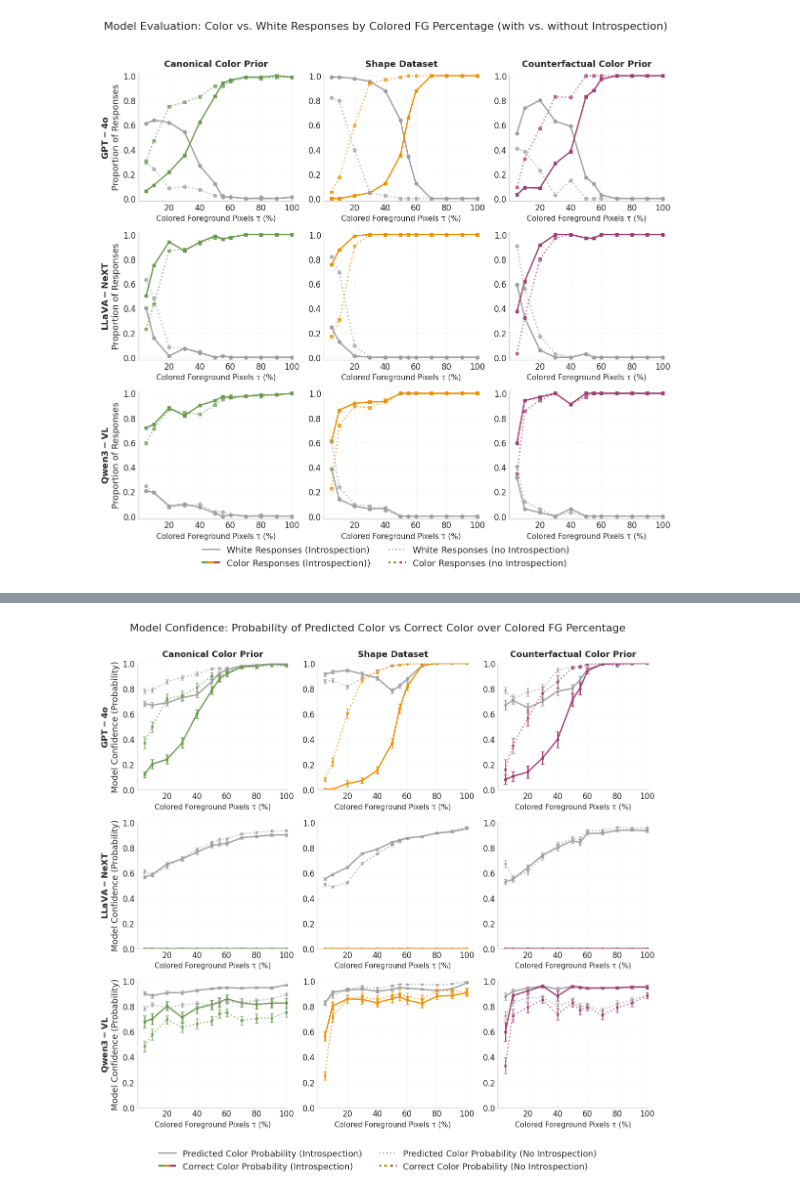
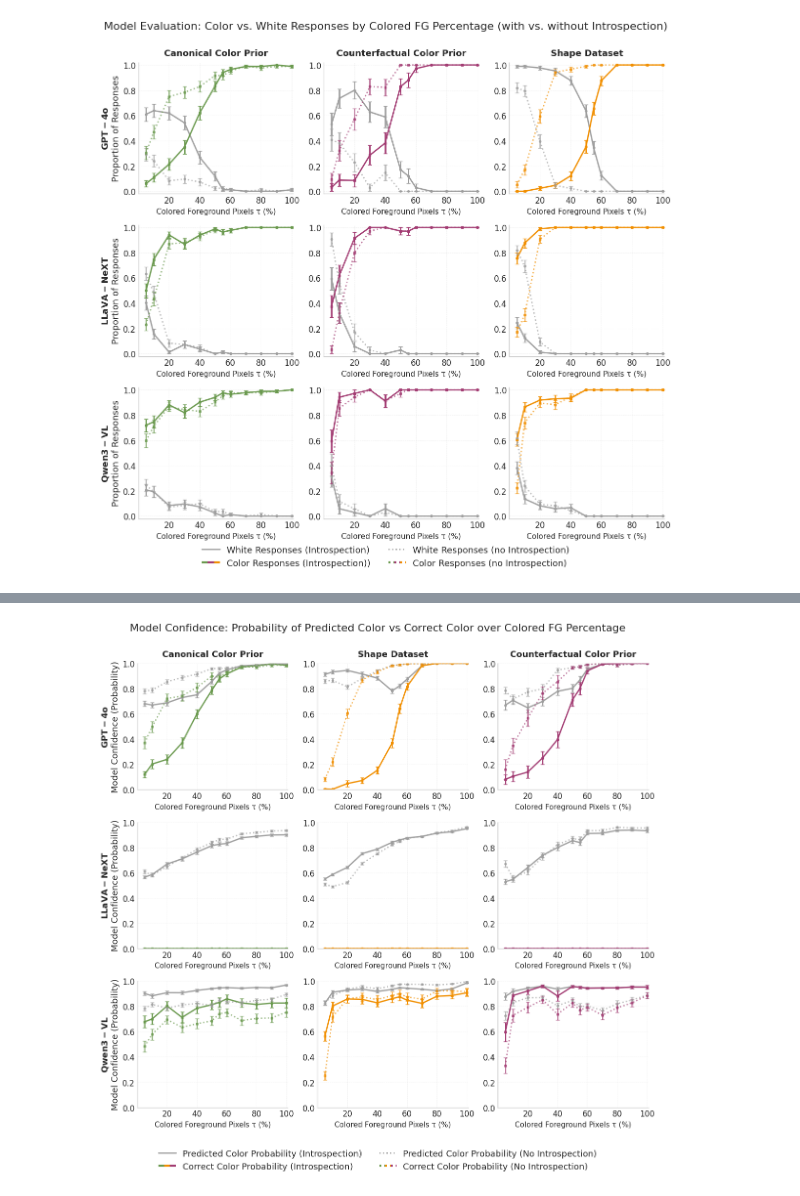
Before and after one commit to jonnemi/color-concept-entanglement, a Jupyter notebook: model_evaluation/VLM_analysis.ipynb, the cells around one changed output, grey strips where cells are left out. Saved outputs shown, nothing was run; the diff lists cells and outputs as text; code cells hidden in the pictures.

Commit message:
Fix SEM errorbars

```diff
--- a/model_evaluation/VLM_analysis.ipynb
+++ b/model_evaluation/VLM_analysis.ipynb
@@ -10,8 +10,15 @@ WORK = Path(os.environ.get("WORK", Path.cwd()))
 DATA = WORK / "color-concept-entanglement" / "data"
 # %%
 gpt_df = pd.read_csv(DATA / "GPT_results/evaluation_gpt-4o_combined.csv")
+gpt_df = gpt_df[gpt_df["intro_position"].isin(["first", "last"])]
 llava_df = pd.read_csv(DATA / "LLaVA-NeXT_results/evaluation_llava-v1.6-mistral-7b-hf_combined.csv")
 qwen_df = pd.read_csv(DATA / "Qwen3_results/evaluation_Qwen3-VL-8B-Instruct_combined.csv")
+
+# check for duplicates
+print(gpt_df[["object", "stimulus_type", "percent_colored", "variant_region", "intro_position", "target_color", "manipulation_color", "image_path"]].duplicated().sum())
+print(llava_df[["object", "stimulus_type", "percent_colored", "variant_region", "intro_position", "target_color", "manipulation_color", "image_path"]].duplicated().sum())
+print(qwen_df[["object", "stimulus_type", "percent_colored", "variant_region", "intro_position", "target_color", "manipulation_color", "image_path"]].duplicated().sum())
+
 
 display(gpt_df.head())
 print(gpt_df.shape)
@@ -148,7 +158,7 @@ models = {
     "Qwen3-VL": qwen_df
 }
 
-stimulus_types = ['correct_prior', 'shape', 'counterfact']
+stimulus_types = ['correct_prior', 'counterfact', 'shape']
 
 stimulus_labels = {
     'correct_prior': 'Canonical Color Prior',
@@ -194,34 +204,45 @@ for row,(model_name, df_model) in enumerate(models.items()):
             grouped = (
                 df_subset
                 .groupby('percent_colored')[['white_count','color_count']]
-                .mean()
+                .agg(['mean','sem'])
                 .reset_index()
                 .sort_values('percent_colored')
             )
 
+            # flatten column names
+            grouped.columns = [
+                'percent_colored',
+                'white_mean','white_sem',
+                'color_mean','color_sem'
+            ]
+
             linestyle = '-' if position=='first' else ':'
             alpha = 1.0 if position=='first' else 0.7
 
-            ax.plot(
+            ax.errorbar(
                 grouped['percent_colored'],
-                grouped['white_count'],
+                grouped['white_mean'],
+                yerr=grouped['white_sem'],
                 color=colors['white'],
                 marker='o',
-                markersize=5,
+                markersize=3,
                 linewidth=2,
                 linestyle=linestyle,
-                alpha=alpha
+                alpha=alpha,
+                capsize=3
             )
 
-            ax.plot(
+            ax.errorbar(
                 grouped['percent_colored'],
-                grouped['color_count'],
+                grouped['color_mean'],
+                yerr=grouped['color_sem'],
                 color=colors[stim_type],
                 marker='s',
-                markersize=5,
+                markersize=3,
                 linewidth=2,
                 linestyle=linestyle,
-                alpha=alpha
+                alpha=alpha,
+                capsize=3
             )
 
         # titles
@@ -301,43 +322,43 @@ fig.legend(
         multi_color_solid: MultiColorLineHandler(
             colors=[
                 colors['correct_prior'],
+                colors['counterfact'],
                 colors['shape'],
-                colors['counterfact']
             ],
             lw=3,
             linestyle='-'
         ),
         multi_color_dotted: MultiColorLineHandler(
             colors=[
                 colors['correct_prior'],
+                colors['counterfact'],
                 colors['shape'],
-                colors['counterfact']
             ],
             lw=3,
             linestyle=':'
         )
     },
     loc='lower center',
     bbox_to_anchor=(0.5,-0.05),
     ncol=2,
     frameon=False,
     fontsize=13
 )
 
 # =========================
 # TITLE
 # =========================
 
 plt.suptitle(
     "Model Evaluation: Color vs. White Responses by Colored FG Percentage (with vs. without Introspection)",
     fontsize=16
 )
 
-plt.tight_layout(rect=[0,0,1,0.96])
+plt.tight_layout(rect=[0,0,1,0.98])
 
 plt.show()
 # %% [output]
-[figure, old version]
+[figure, new version]
 # %%
 import matplotlib.pyplot as plt
 import numpy as np
```
Also changed, not shown: parts of 7 cells of this notebook, 2 other files.
